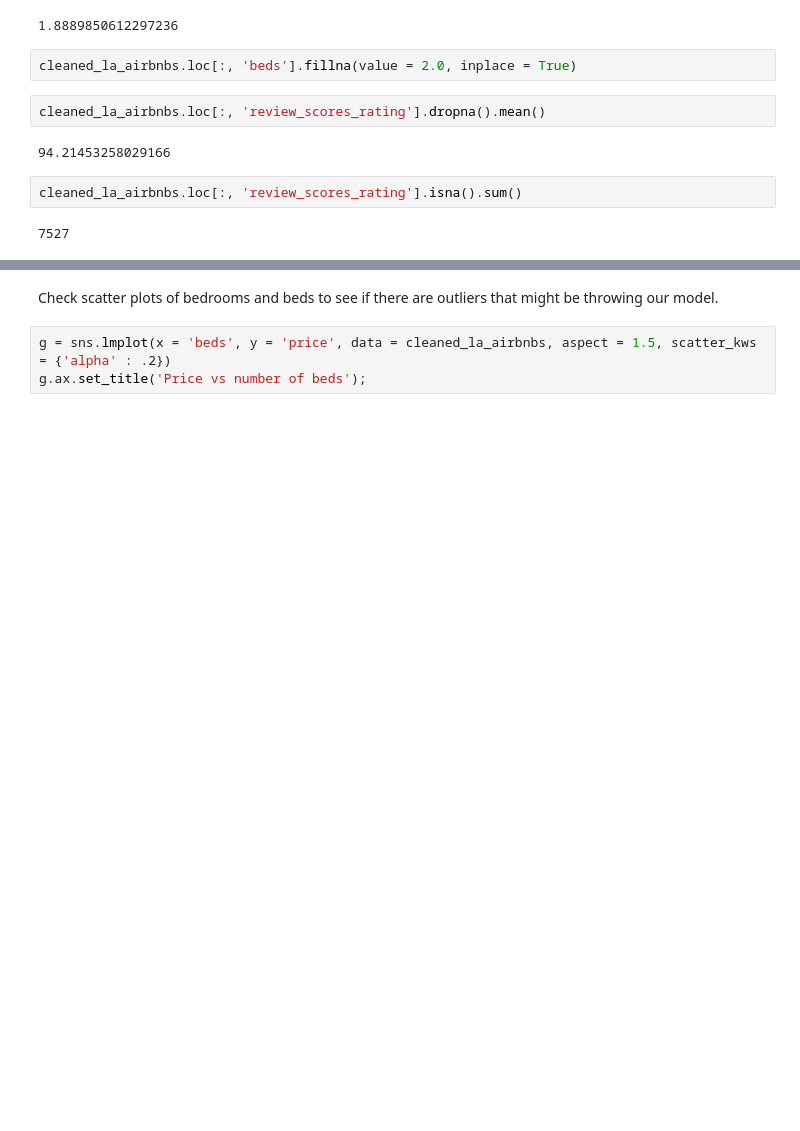
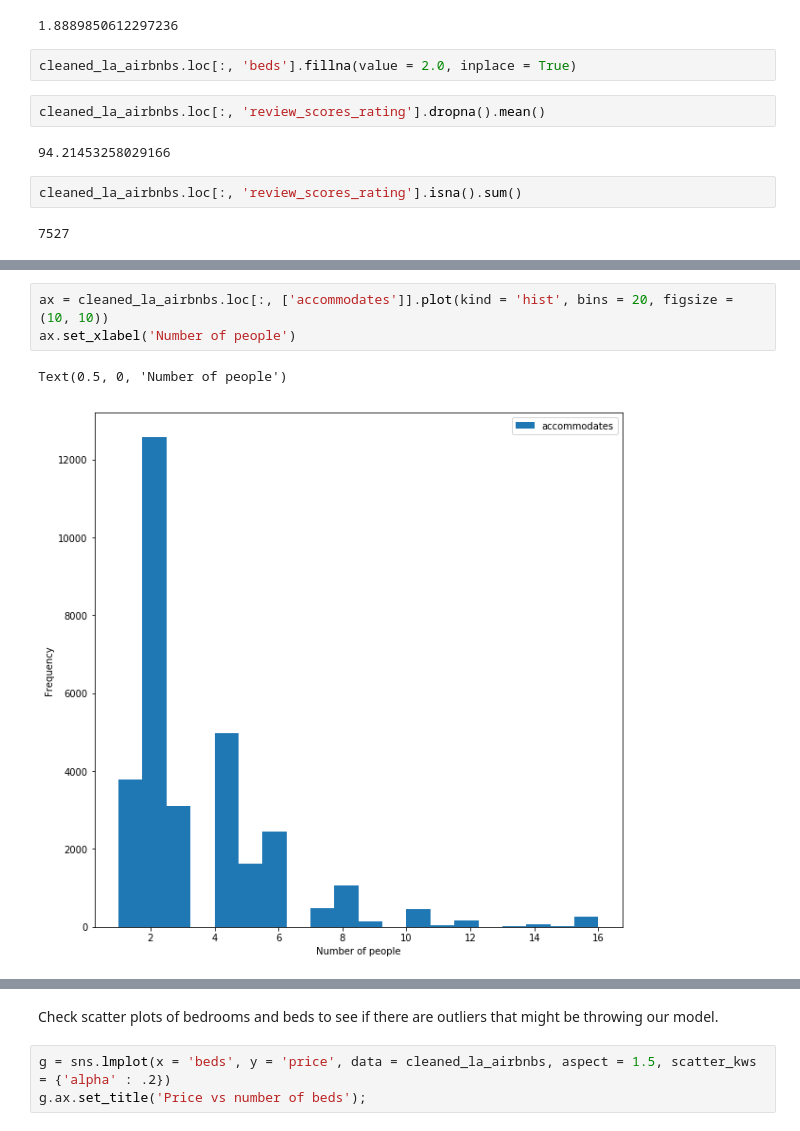
Before and after one commit to sebastian-chang/ga_ds_final, a Jupyter notebook: part_2.ipynb, the cells around one changed output, grey strips where cells are left out. Drawn from its saved outputs; the diff is of its cells as text; blank space fills up the shorter version.

```diff
--- a/part_2.ipynb
+++ b/part_2.ipynb
@@ -309,3 +321,9 @@ cleaned_la_airbnbs.loc[:, 'review_scores_rating'].isna().sum()
+# %%
+ax = cleaned_la_airbnbs.loc[:, ['accommodates']].plot(kind = 'hist', bins = 20, figsize = (10, 10))
+ax.set_xlabel('Number of people')
+# %% [output]
+Text(0.5, 0, 'Number of people')
+[figure, added]
 # %%
 # Heatmap of correlation matrix for 'cleaned_la_airbnbs'
 fig, ax = plt.subplots(figsize=(10,10))
```
Also changed, not shown: parts of 18 cells of this notebook.
